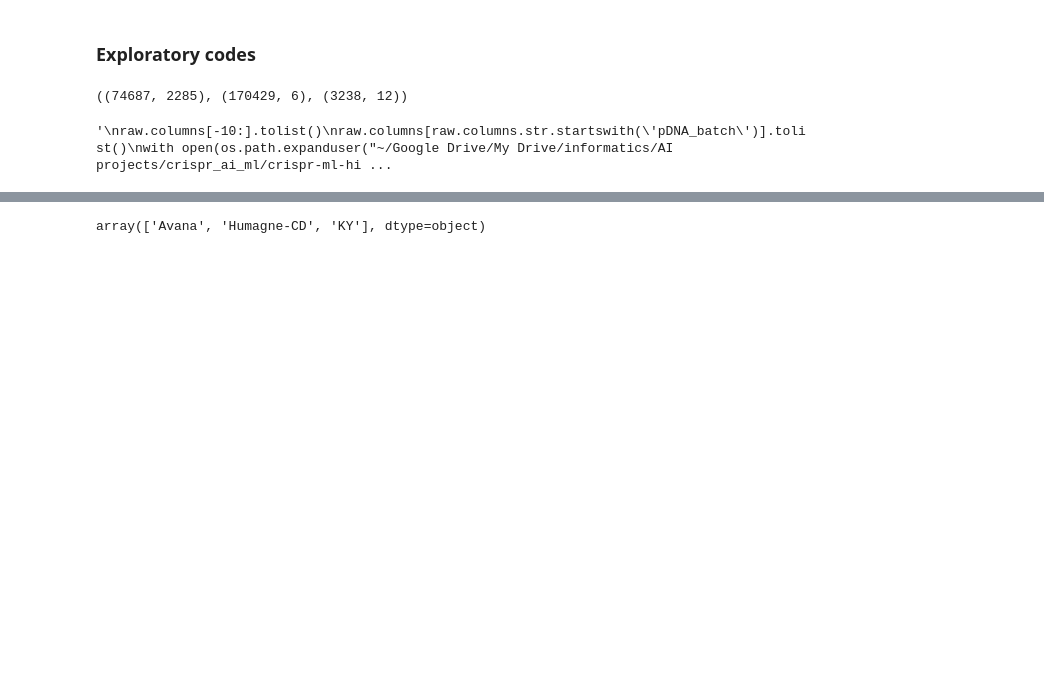
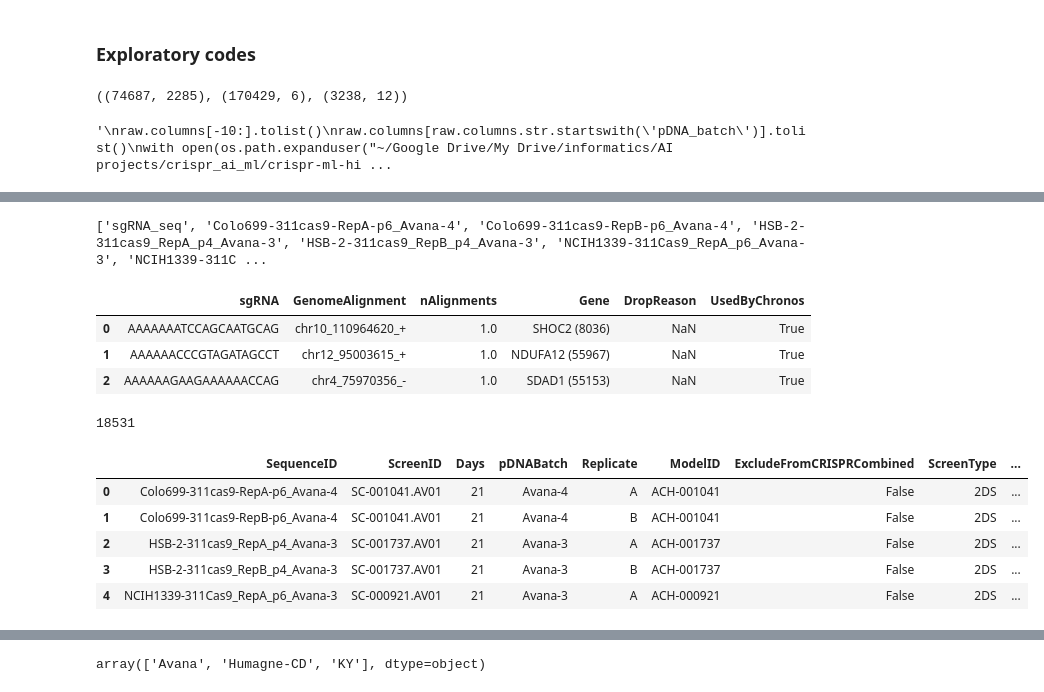
Before and after one commit to nimafakouri/crispr-ml-hitcalling, a Jupyter notebook: notebooks/01_exploration.ipynb, the cells around one changed output, grey strips where cells are left out. Saved outputs shown, nothing was run; the diff lists cells and outputs as text; code cells hidden in the pictures; blank space fills up the shorter version.

```diff
--- a/notebooks/01_exploration.ipynb
+++ b/notebooks/01_exploration.ipynb
@@ -36,3 +56,27 @@ with open(os.path.expanduser("~/Google Drive/My Drive/informatics/AI projects/cr
+# %%
+print(raw.columns.to_list())
+# %% [output]
+['sgRNA_seq', 'Colo699-311cas9-RepA-p6_Avana-4', 'Colo699-311cas9-RepB-p6_Avana-4', 'HSB-2-311cas9_RepA_p4_Avana-3', 'HSB-2-311cas9_RepB_p4_Avana-3', 'NCIH1339-311Cas9_RepA_p6_Avana-3', 'NCIH1339-311C ...
+# %%
+guide.head(3)
+# %% [output]
+|  | sgRNA | GenomeAlignment | nAlignments | Gene | DropReason | UsedByChronos |
+| 0 | AAAAAAATCCAGCAATGCAG | chr10_110964620_+ | 1.0 | SHOC2 (8036) | NaN | True |
+| 1 | AAAAAACCCGTAGATAGCCT | chr12_95003615_+ | 1.0 | NDUFA12 (55967) | NaN | True |
+| 2 | AAAAAAGAAGAAAAAACCAG | chr4_75970356_- | 1.0 | SDAD1 (55153) | NaN | True |
+# %%
+guide['Gene'].nunique()
+# %% [output]
+18531
+# %%
+seqmap.head()
+# %% [output]
+|  | SequenceID | ScreenID | Days | pDNABatch | Replicate | ModelID | ExcludeFromCRISPRCombined | ScreenType | ... |
+| 0 | Colo699-311cas9-RepA-p6_Avana-4 | SC-001041.AV01 | 21 | Avana-4 | A | ACH-001041 | False | 2DS | ... |
+| 1 | Colo699-311cas9-RepB-p6_Avana-4 | SC-001041.AV01 | 21 | Avana-4 | B | ACH-001041 | False | 2DS | ... |
+| 2 | HSB-2-311cas9_RepA_p4_Avana-3 | SC-001737.AV01 | 21 | Avana-3 | A | ACH-001737 | False | 2DS | ... |
+| 3 | HSB-2-311cas9_RepB_p4_Avana-3 | SC-001737.AV01 | 21 | Avana-3 | B | ACH-001737 | False | 2DS | ... |
+| 4 | NCIH1339-311Cas9_RepA_p6_Avana-3 | SC-000921.AV01 | 21 | Avana-3 | A | ACH-000921 | False | 2DS | ... |
 # %%
 #seqmap['pDNABatch'].unique()
 print(raw.iloc[:, -3:].head(3))
```
Also changed, not shown: parts of 27 cells of this notebook, 1 other file.
